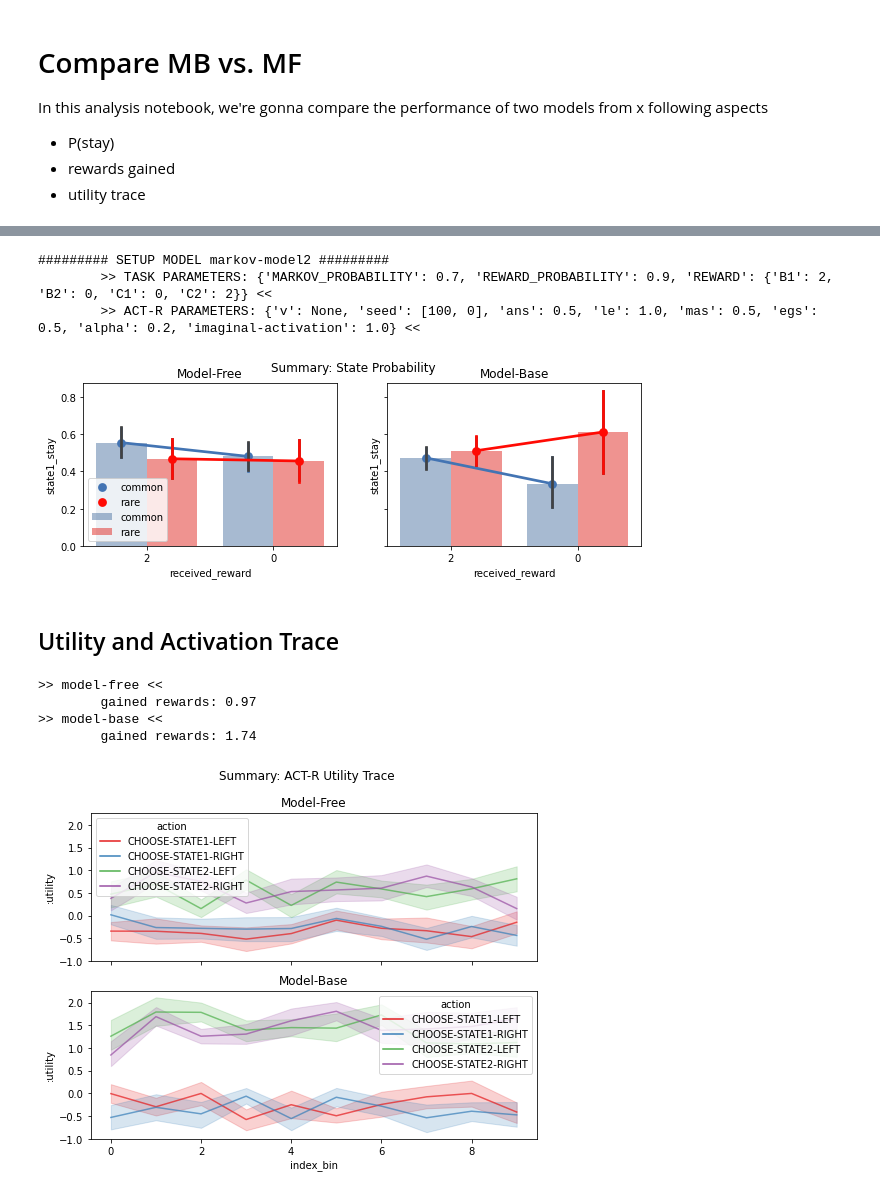
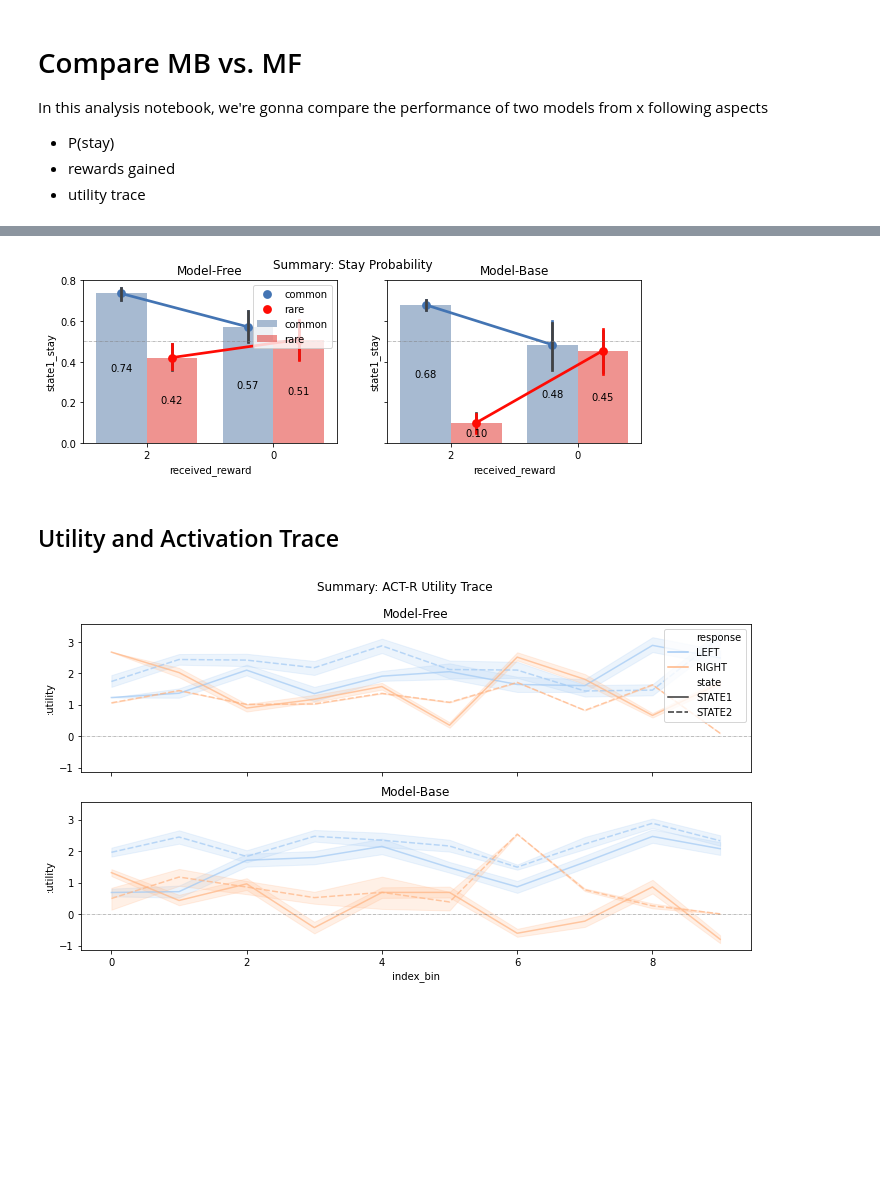
Before and after one commit to yangyuxue2333/ACTR-MarkovTask, a Jupyter notebook: analysis/compare_models.ipynb, the cells around one changed output, grey strips where cells are left out. Drawn from its saved outputs; the diff is of its cells as text; code cells hidden in the pictures; blank space fills up the shorter version.

Commit message:
model updates
- reward delivery: no clear reward at state2
- fix dm naming issue

```diff
--- a/analysis/compare_models.ipynb
+++ b/analysis/compare_models.ipynb
@@ -28,9 +88,10 @@ RL Hypothesis:
+# %%
+task_params={'REWARD_PROBABILITY':.7, 'REWARD':{'B1': 2, 'B2': 0, 'C1': 0, 'C2': 0}}
+actr_params={'ans':.5, 'egs':.5}
+e=10
+n=200
 # %%
-m1 = MarkovACTR(setup=False)
-m1.setup(model="markov-model1", verbose=False,
-        task_params={'REWARD_PROBABILITY':.9, 'REWARD':{'B1': 2, 'B2': 0, 'C1': 0, 'C2': 2}},
-        actr_params={'ans':.5, 'mas':.5, 'egs':.5})
-print(m1)
-m1.run_experiment(500)
+df1_state1stay, df1_utrace, df1_atrace = simulate_stay_probability(model="markov-model1", epoch=e, n=n, task_params=task_params, actr_params=actr_params)
+df2_state1stay, df2_utrace, df2_atrace = simulate_stay_probability(model="markov-model2", epoch=e, n=n, task_params=task_params, actr_params=actr_params)
 # %% [output]
 ######### SETUP MODEL markov-model1 #########
@@ -39,11 +106,0 @@ m1.run_experiment(500)
-# %%
-m2 = MarkovACTR(setup=False)
-m2.setup(model="markov-model2", verbose=False,
-        task_params={'REWARD_PROBABILITY':.9, 'REWARD':{'B1': 2, 'B2': 0, 'C1': 0, 'C2': 2}},
-        actr_params={'ans':.5, 'mas':.5, 'egs':.5})
-print(m2)
-m2.run_experiment(500)
-# %% [output]
-######### SETUP MODEL markov-model2 #########
-        >> TASK PARAMETERS: {'MARKOV_PROBABILITY': 0.7, 'REWARD_PROBABILITY': 0.9, 'REWARD': {'B1': 2, 'B2': 0, 'C1': 0, 'C2': 2}} <<
-        >> ACT-R PARAMETERS: {'v': None, 'seed': [100, 0], 'ans': 0.5, 'le': 1.0, 'mas': 0.5, 'egs': 0.5, 'alpha': 0.2, 'imaginal-activation': 1.0} <<
@@ -56,36 +109,46 @@ df2_state1stay = df2.groupby(['received_reward', 'reward_frequency', 'state_freq
 my_palette = sns.color_palette(["#4374B3", "#FF0B04"])
 
 fig, axes = plt.subplots(1, 2, figsize=(10,3), sharex=True, sharey=True)
-fig.suptitle('Summary: State Probability')
-sns.barplot(data=df1, x='received_reward', y='state1_stay',
-            hue='state_frequency', palette=my_palette, alpha=.5,
-            order = sorted(df1['received_reward'].unique(), reverse=True),
+fig.suptitle('Summary: Stay Probability')
+sns.barplot(data=df1_state1stay, x='received_reward', y='state1_stay',
+            hue='state_frequency',
+            palette=my_palette, alpha=.5,
+            order = sorted(df1_state1stay['received_reward'].unique(), reverse=True),
             hue_order=['common', 'rare'],
             ax=axes[0])
-sns.pointplot(data=df1, x='received_reward', y='state1_stay', dodge=0.4,
-            hue='state_frequency', palette=my_palette,
-            order = sorted(df1['received_reward'].unique(), reverse=True),
+sns.pointplot(data=df1_state1stay, x='received_reward', y='state1_stay', dodge=0.4,
+            hue='state_frequency', errorbar=None,
+              palette=my_palette,
+            order = sorted(df1_state1stay['received_reward'].unique(), reverse=True),
             hue_order=['common', 'rare'],
             ax=axes[0])
 
-sns.barplot(data=df2, x='received_reward', y='state1_stay',
+sns.barplot(data=df2_state1stay, x='received_reward', y='state1_stay',
             hue='state_frequency', palette=my_palette, alpha=.5,
-            order = sorted(df2['received_reward'].unique(), reverse=True),
+            order = sorted(df2_state1stay['received_reward'].unique(), reverse=True),
             hue_order=['common', 'rare'],
             ax=axes[1])
-sns.pointplot(data=df2, x='received_reward', y='state1_stay',  dodge=0.4,
-            hue='state_frequency', palette=my_palette,
-            order = sorted(df2['received_reward'].unique(), reverse=True),
+sns.pointplot(data=df2_state1stay, x='received_reward', y='state1_stay',  dodge=0.4,
+            hue='state_frequency', errorbar=None,
+            palette=my_palette,
+            order = sorted(df2_state1stay['received_reward'].unique(), reverse=True),
             hue_order=['common', 'rare'],
             ax=axes[1])
 
-axes[0].legend(loc=0)
+for ax in axes:
+    for container in ax.containers:
+        ax.bar_label(container, fmt='%.2f', label_type='center')
+    ax.axhline(0.5, color='grey', ls='-.', linewidth=.5)
+
+
+
+axes[0].legend(loc=1)
 axes[1].legend_.remove()
 axes[0].set_title('Model-Free')
 axes[1].set_title('Model-Base')
 
 plt.show()
 # %% [output]
-[figure, old version]
+[figure, new version]
 # %% [markdown]
 ## Utility and Activation Trace
@@ -116,19 +155,15 @@ def df_trace(m, title_name='model-free'):
 # %%
-df1_utrace, df1_atrace = df_trace(m1, 'model-free')
-df2_utrace, df2_atrace = df_trace(m2, 'model-base')
-
-fig, axes = plt.subplots(2, 1, figsize=(8,6), sharex=True, sharey=True)
+fig, axes = plt.subplots(2, 1, figsize=(12,6), sharex=True, sharey=True)
 fig.suptitle('Summary: ACT-R Utility Trace')
-sns.lineplot(data = df1_utrace, x='index_bin', y=':utility', hue='action', alpha=.7, palette='Set1', ax=axes[0])
-sns.lineplot(data = df2_utrace, x='index_bin', y=':utility', hue='action', alpha=.7, palette='Set1', ax=axes[1])
+sns.lineplot(data = df1_utrace, x='index_bin', y=':utility', hue='response', style="state", alpha=.7, palette='pastel', ax=axes[0])
+sns.lineplot(data = df2_utrace, x='index_bin', y=':utility', hue='response', style="state", alpha=.7, palette='pastel', ax=axes[1], legend=None)
 axes[0].set_title('Model-Free')
 axes[1].set_title('Model-Base')
+axes[0].axhline(0, color='grey', ls='-.', linewidth=.5)
+axes[1].axhline(0, color='grey', ls='-.', linewidth=.5)
 
+axes[0].legend(loc=1)
 plt.show()
 # %% [output]
->> model-free <<
-        gained rewards: 0.97
->> model-base <<
-        gained rewards: 1.74
-[figure, old version]
+[figure, new version]
 # %%
```
Also changed, not shown: parts of 6 cells of this notebook, 5 other files.
